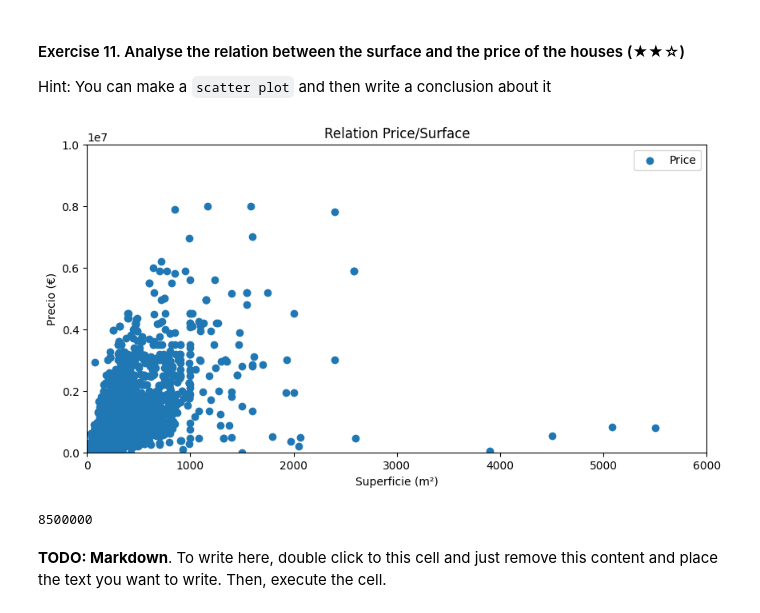
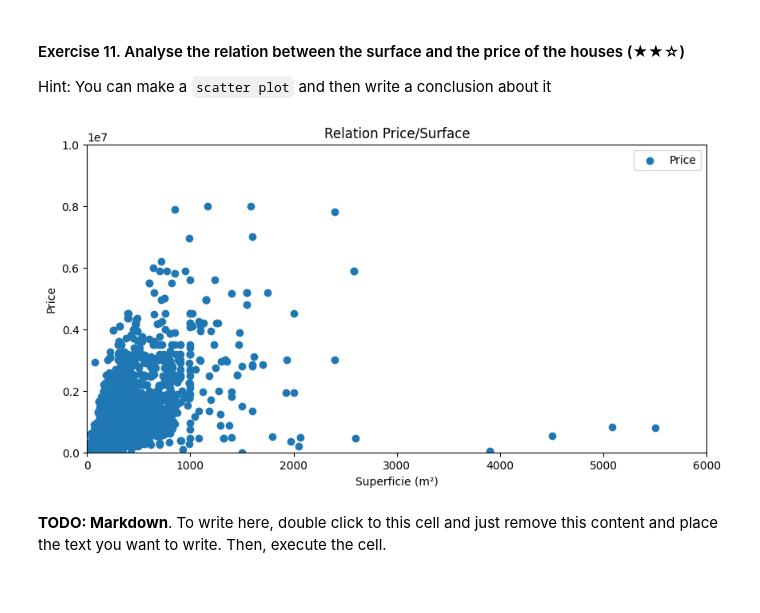
Before and after one commit to SamuelHollis/Final_project_Samu_realestate-datacleanup-exercise, a Jupyter notebook: project.ipynb, the cells around one changed output. Saved outputs shown, nothing was run; the diff lists cells and outputs as text; code cells hidden in the pictures.

```diff
--- a/project.ipynb
+++ b/project.ipynb
@@ -196,7 +195,7 @@ Print the both average prices and then write a conclusion about
 Hint: Create a new column called `pps` (price per square) and then analyse the values
 # %%
 #Create the new clumn with prices per square
-ds['pps'] = ds['price']/ds['surface']
+ds['pps'] = round(ds['price']/ds['surface'], 2)
 #Print the column
 print(ds['pps'])
 # %% [output]
@@ -219,17 +218,20 @@ Hint: You can make a `scatter plot` and then write a conclusion about it
 # %%
 plt.figure(figsize = (10, 5))
 
 plt.scatter(ds['surface'], ds['price'], label = "Price")
 plt.xlabel("Superficie (m²)")
-plt.ylabel("Precio (€)")
+plt.ylabel("Price")
 plt.xlim(0, 6000)
 plt.ylim(0, 10000000)
 plt.title("Relation Price/Surface")
 plt.legend()
 plt.show()
+'''
+Una clara tendencia de aumento de precio junto con el aumento de superficie en general,
+cabe destacar que a simple vista se puede observar que en varios casos no sigue esta norma.
+'''
 # %% [output]
-[figure, old version]
+[figure, new version]
-8500000
 # %% [markdown]
 **TODO: Markdown**. To write here, double click to this cell and just remove this content and place the text you want to write. Then, execute the cell.
 # %% [markdown]
```
Also changed, not shown: parts of 5 cells of this notebook.
